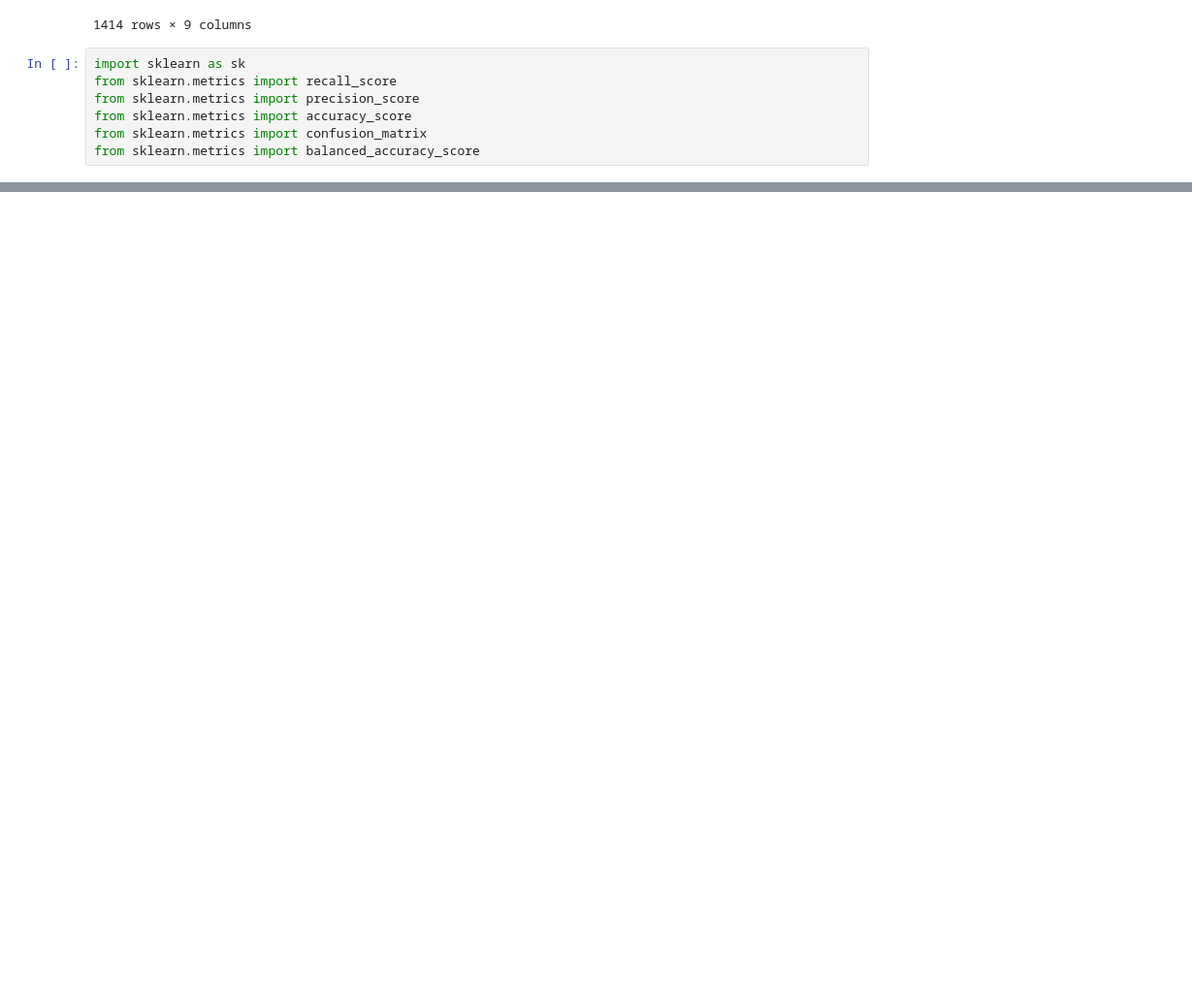
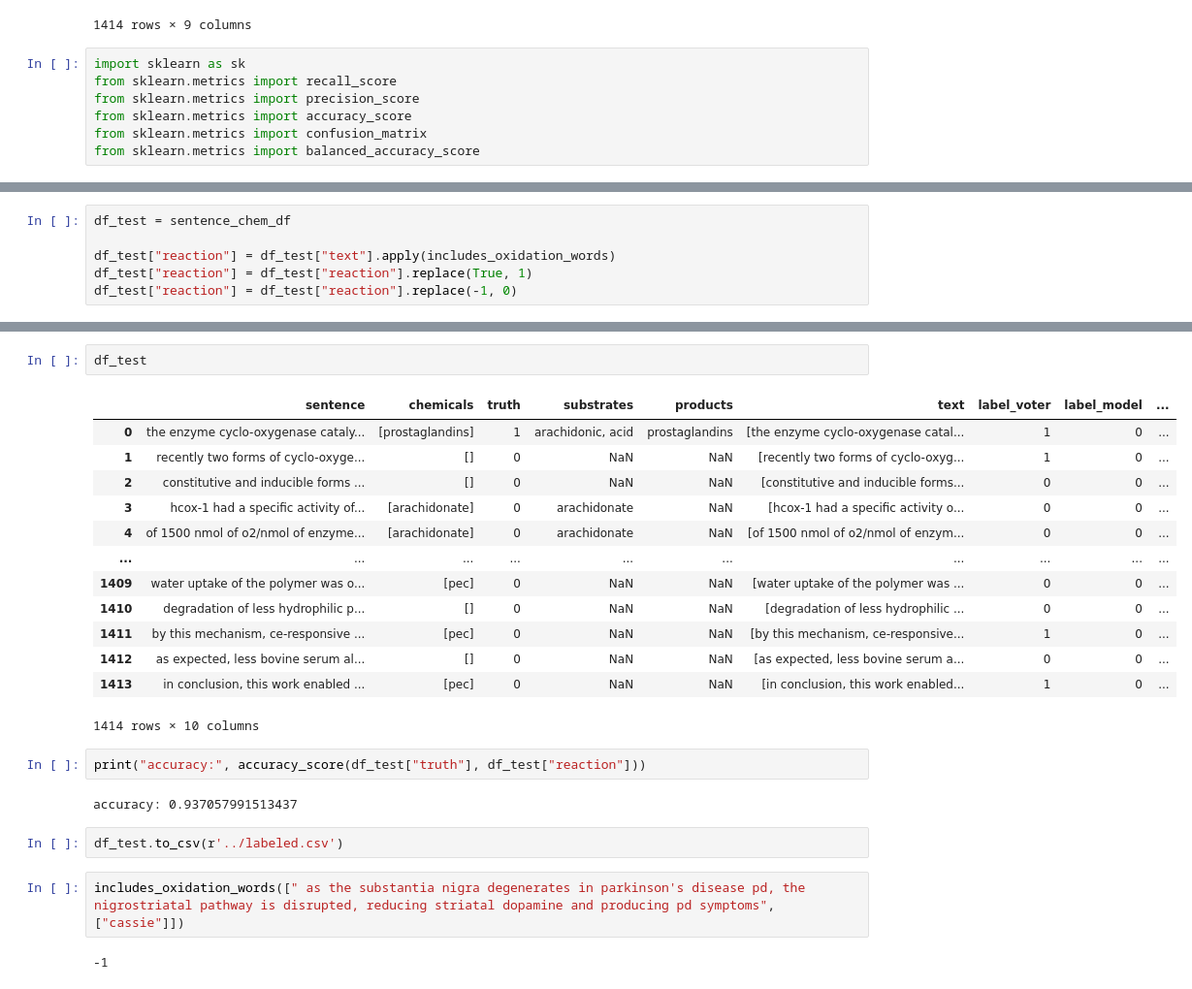
Before and after one commit to igematberkeley/NLPChemExtractor, a Jupyter notebook: cassie_snorkel_labeling_functions.ipynb, the cells around one changed output, grey strips where cells are left out. Shown: that part at 97% size. Saved outputs shown, nothing was run; the diff lists cells and outputs as text; blank space fills up the shorter version.

```diff
--- a/cassie_snorkel_labeling_functions.ipynb
+++ b/cassie_snorkel_labeling_functions.ipynb
@@ -1166,0 +1211,6 @@ matrix: (1352, 2, 55, 5)
+# %%
+df_test = sentence_chem_df
+
+df_test["reaction"] = df_test["text"].apply(includes_oxidation_words)
+df_test["reaction"] = df_test["reaction"].replace(True, 1)
+df_test["reaction"] = df_test["reaction"].replace(-1, 0)
@@ -1166,0 +1233,26 @@ matrix: (1352, 2, 55, 5)
+# %%
+df_test
+# %% [output]
+|  | sentence | chemicals | truth | substrates | products | text | label_voter | label_model | ... |
+| 0 | the enzyme cyclo-oxygenase cataly... | [prostaglandins] | 1 | arachidonic, acid | prostaglandins | [the enzyme cyclo-oxygenase catal... | 1 | 0 | ... |
+| 1 | recently two forms of cyclo-oxyge... | [] | 0 | NaN | NaN | [recently two forms of cyclo-oxyg... | 1 | 0 | ... |
+| 2 | constitutive and inducible forms ... | [] | 0 | NaN | NaN | [constitutive and inducible forms... | 0 | 0 | ... |
+| 3 | hcox-1 had a specific activity of... | [arachidonate] | 0 | arachidonate | NaN | [hcox-1 had a specific activity o... | 0 | 0 | ... |
+| 4 | of 1500 nmol of o2/nmol of enzyme... | [arachidonate] | 0 | arachidonate | NaN | [of 1500 nmol of o2/nmol of enzym... | 0 | 0 | ... |
+| ... | ... | ... | ... | ... | ... | ... | ... | ... | ... |
+| 1409 | water uptake of the polymer was o... | [pec] | 0 | NaN | NaN | [water uptake of the polymer was ... | 0 | 0 | ... |
+| 1410 | degradation of less hydrophilic p... | [] | 0 | NaN | NaN | [degradation of less hydrophilic ... | 0 | 0 | ... |
+| 1411 | by this mechanism, ce-responsive ... | [pec] | 0 | NaN | NaN | [by this mechanism, ce-responsive... | 1 | 0 | ... |
+| 1412 | as expected, less bovine serum al... | [] | 0 | NaN | NaN | [as expected, less bovine serum a... | 0 | 0 | ... |
+| 1413 | in conclusion, this work enabled ... | [pec] | 0 | NaN | NaN | [in conclusion, this work enabled... | 1 | 0 | ... |
+1414 rows × 10 columns
+# %%
+print("accuracy:", accuracy_score(df_test["truth"], df_test["reaction"]))
+# %% [output]
+accuracy: 0.937057991513437
+# %%
+df_test.to_csv(r'../labeled.csv')
+# %%
+includes_oxidation_words([" as the substantia nigra degenerates in parkinson's disease pd, the nigrostriatal pathway is disrupted, reducing striatal dopamine and producing pd symptoms", ["cassie"]])
+# %% [output]
+-1
```
Also changed, not shown: parts of 21 cells of this notebook.
